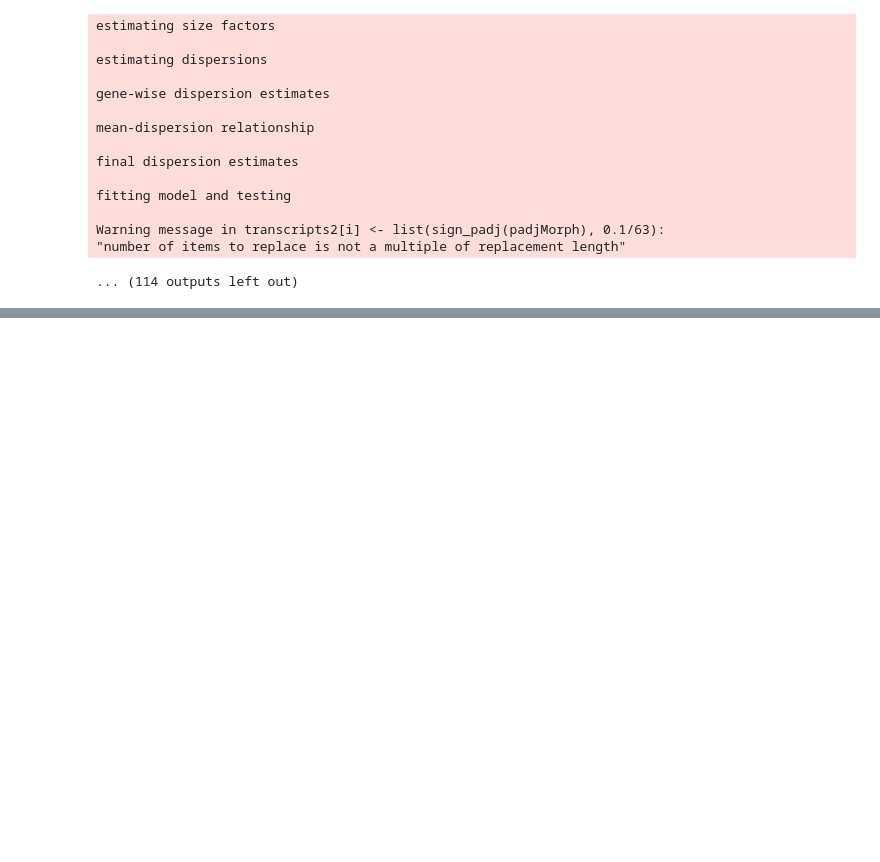
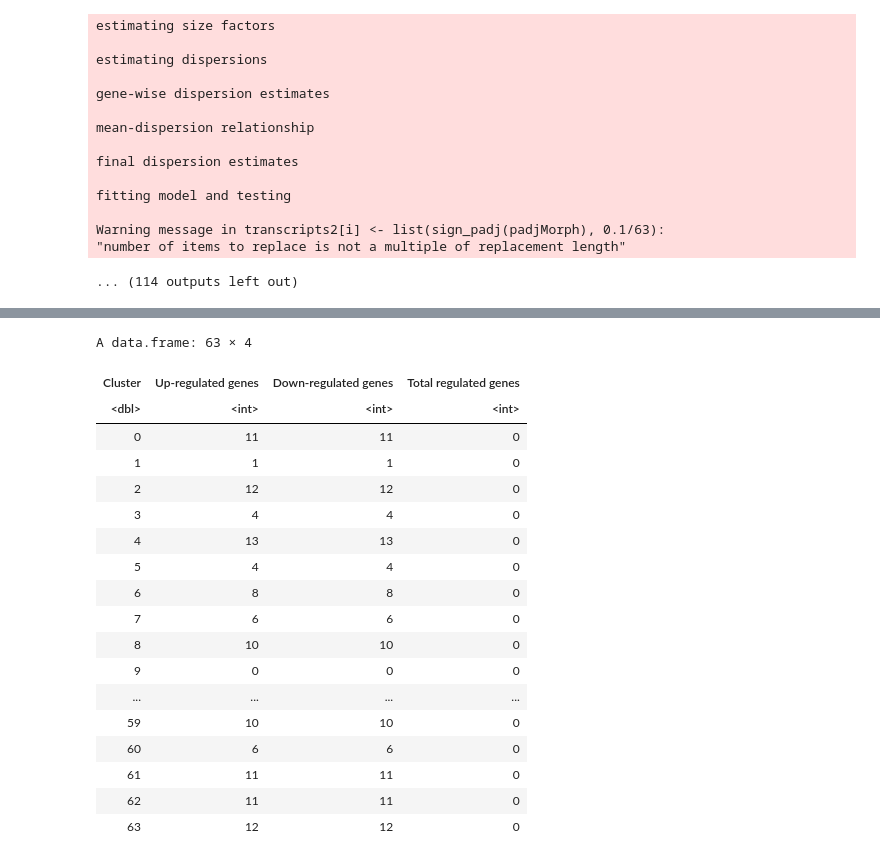
Before and after one commit to fstrijth/Functional-genomics-Karolien-Daan-Fien, a Jupyter notebook: Project_BINF_F402_group_2_R.ipynb, the cells around one changed output, grey strips where cells are left out. Saved outputs shown, nothing was run; the diff lists cells and outputs as text; code cells hidden in the pictures; blank space fills up the shorter version.

Commit message:
table

```diff
--- a/Project_BINF_F402_group_2_R.ipynb
+++ b/Project_BINF_F402_group_2_R.ipynb
@@ -1258,0 +1331,29 @@ Warning message in transcripts2[i] <- list(sign_padj(padjMorph), 0.1/63):
+# %%
+# Initiate an empty table.
+significant_genes_table <- data.frame(Significant_Genes = numeric(),
+                                      Up_Regulated_Genes = numeric(),
+                                      Down_Regulated_Genes = numeric(),
+                                      check.names = FALSE)
+# %%
+# Create a table with the number of up- and down regulated genes for each morphological cluster.
+find_significant_genes = function(cluster, significant_genes_table) {
+  threshold <- 0.1 / 64
+
+  # The number of significant genes:
+  total_significant_genes <- subset(cluster, padj < threshold)
+  significant_genes <- nrow(total_significant_genes)
+
+  # The number of up-regulated genes:
+  up_regulated_genes <- subset(total_significant_genes, log2FoldChange > 0)
+  up_regulated_genes_nr <- nrow(up_regulated_genes)
+
+  # The number of down-regulated genes:"
+  down_regulated_genes <- subset(total_significant_genes, log2FoldChange < 0)
+  down_regulated_genes_nr <- nrow(down_regulated_genes)
+
+  new_row <- c(significant_genes, up_regulated_genes_nr, down_regulated_genes_nr)
+
+  significant_genes_table <- rbind(significant_genes_table, new_row)
+
+  return(significant_genes_table)
+}
@@ -1258,0 +1365,31 @@ Warning message in transcripts2[i] <- list(sign_padj(padjMorph), 0.1/63):
+# %%
+# Since the cluster names start at zero and cluster 14 was not included, the specific cluster names are added to the table.
+clusters = c(0,1,2,3,4,5,6,7,8,9,10,11,12,13,15,16,17,18,19,20,21,22,23,24,25,26,27,28,29,30,31,32,33,34,35,36,37,38,39,40,41,42,43,44,45,46,47,48,49,50,51,52,53,54,55,56,57,58,59,60,61,62,63)
+significant_genes_table$Cluster <- clusters
+# %%
+# To correct the order of the columns and provide column names.
+significant_genes_table <- significant_genes_table[, c(4, 1, 2,3)]
+colnames(significant_genes_table) <- c("Cluster", "Up-regulated genes", "Down-regulated genes","Total regulated genes")
+# %%
+# This is the final table containing the number of up-regulated and down-regulated genes for each cluster.
+significant_genes_table
+# %% [output]
+A data.frame: 63 × 4
+| Cluster | Up-regulated genes | Down-regulated genes | Total regulated genes |
+| <dbl> | <int> | <int> | <int> |
+| 0 | 11 | 11 | 0 |
+| 1 | 1 | 1 | 0 |
+| 2 | 12 | 12 | 0 |
+| 3 | 4 | 4 | 0 |
+| 4 | 13 | 13 | 0 |
+| 5 | 4 | 4 | 0 |
+| 6 | 8 | 8 | 0 |
+| 7 | 6 | 6 | 0 |
+| 8 | 10 | 10 | 0 |
+| 9 | 0 | 0 | 0 |
+| ... | ... | ... | ... |
+| 59 | 10 | 10 | 0 |
+| 60 | 6 | 6 | 0 |
+| 61 | 11 | 11 | 0 |
+| 62 | 11 | 11 | 0 |
+| 63 | 12 | 12 | 0 |
```
Also changed, not shown: parts of 7 cells of this notebook.
